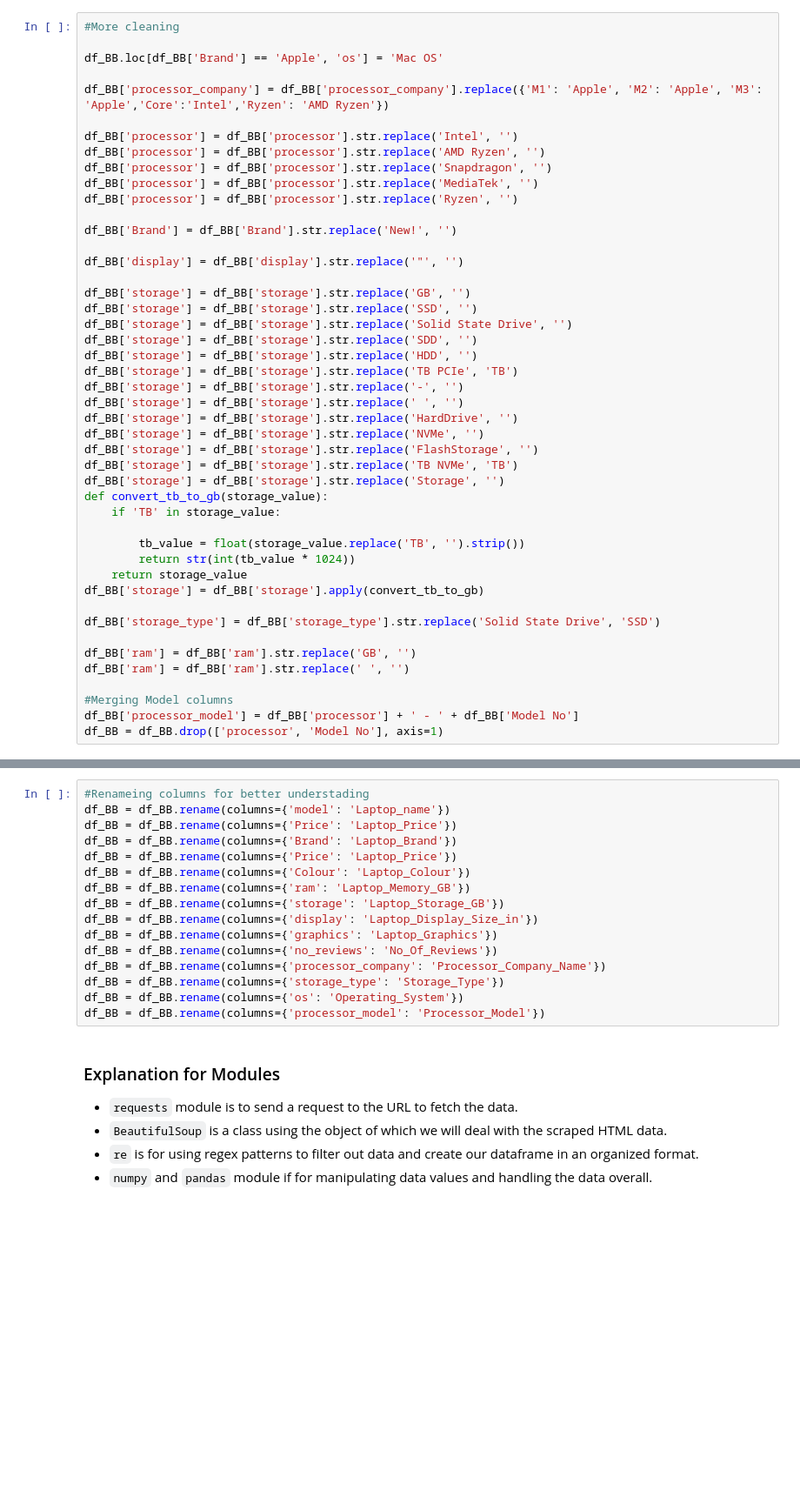
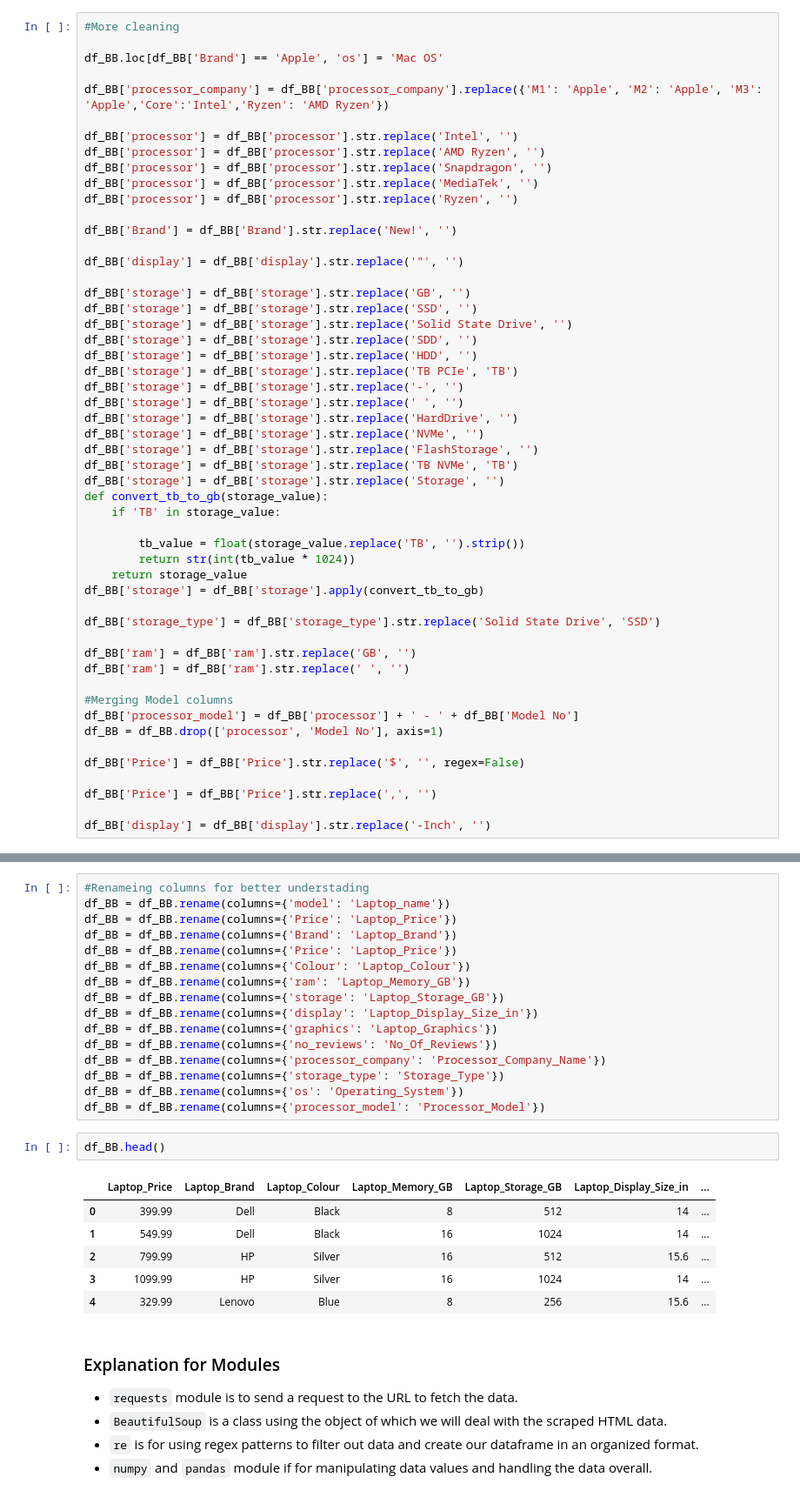
Before and after one commit to VaibhavSaran/CSE-587-PROJECT-LAPTRACK, a Jupyter notebook: Project Laptrack - Phase 1 Data Collection and Cleaning.ipynb, the cells around one changed output, grey strips where cells are left out. Shown at 87% size. Drawn from its saved outputs; the diff is of its cells as text; blank space fills up the shorter version.

```diff
--- a/Project Laptrack - Phase 1 Data Collection and Cleaning.ipynb
+++ b/Project Laptrack - Phase 1 Data Collection and Cleaning.ipynb
@@ -1090,6 +1090,12 @@ df_BB['ram'] = df_BB['ram'].str.replace(' ', '')
 #Merging Model columns
 df_BB['processor_model'] = df_BB['processor'] + ' - ' + df_BB['Model No']
 df_BB = df_BB.drop(['processor', 'Model No'], axis=1)
+
+df_BB['Price'] = df_BB['Price'].str.replace('$', '', regex=False)
+
+df_BB['Price'] = df_BB['Price'].str.replace(',', '')
+
+df_BB['display'] = df_BB['display'].str.replace('-Inch', '')
 # %%
 df_BB.info()
 # %% [output]
@@ -1128,6 +1134,15 @@ df_BB = df_BB.rename(columns={'processor_company': 'Processor_Company_Name'})
 df_BB = df_BB.rename(columns={'storage_type': 'Storage_Type'})
 df_BB = df_BB.rename(columns={'os': 'Operating_System'})
 df_BB = df_BB.rename(columns={'processor_model': 'Processor_Model'})
+# %%
+df_BB.head()
+# %% [output]
+|  | Laptop_Price | Laptop_Brand | Laptop_Colour | Laptop_Memory_GB | Laptop_Storage_GB | Laptop_Display_Size_in | ... |
+| 0 | 399.99 | Dell | Black | 8 | 512 | 14 | ... |
+| 1 | 549.99 | Dell | Black | 16 | 1024 | 14 | ... |
+| 2 | 799.99 | HP | Silver | 16 | 512 | 15.6 | ... |
+| 3 | 1099.99 | HP | Silver | 16 | 1024 | 14 | ... |
+| 4 | 329.99 | Lenovo | Blue | 8 | 256 | 15.6 | ... |
 # %% [markdown]
 ### Explanation for Modules
 - `requests` module is to send a request to the URL to fetch the data.
```
Also changed, not shown: parts of 2 cells of this notebook.
